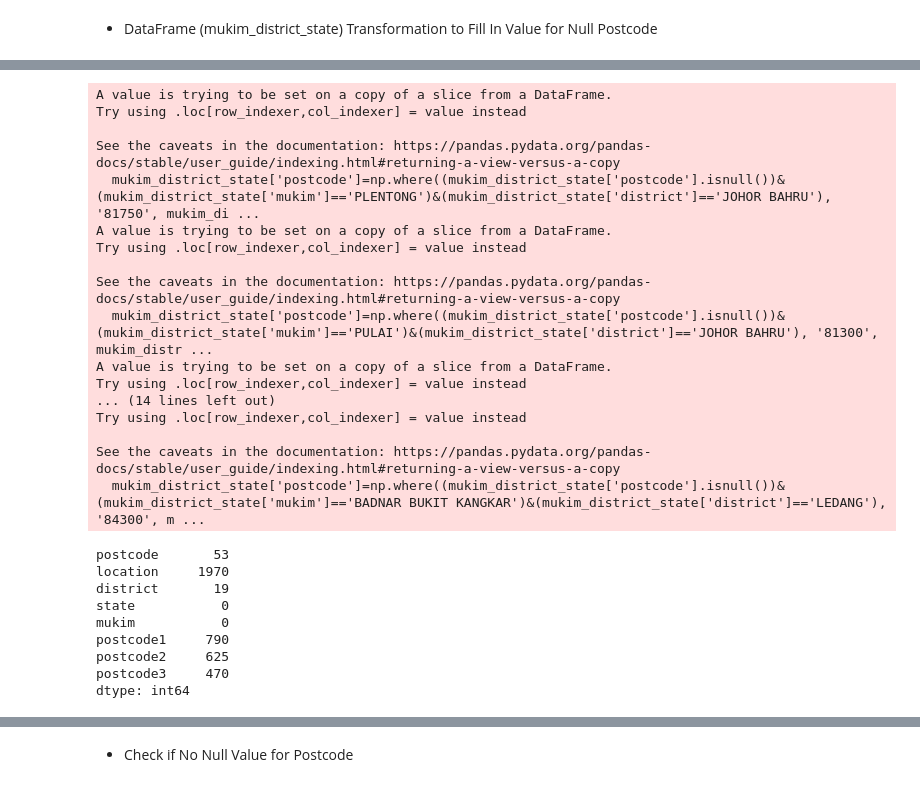
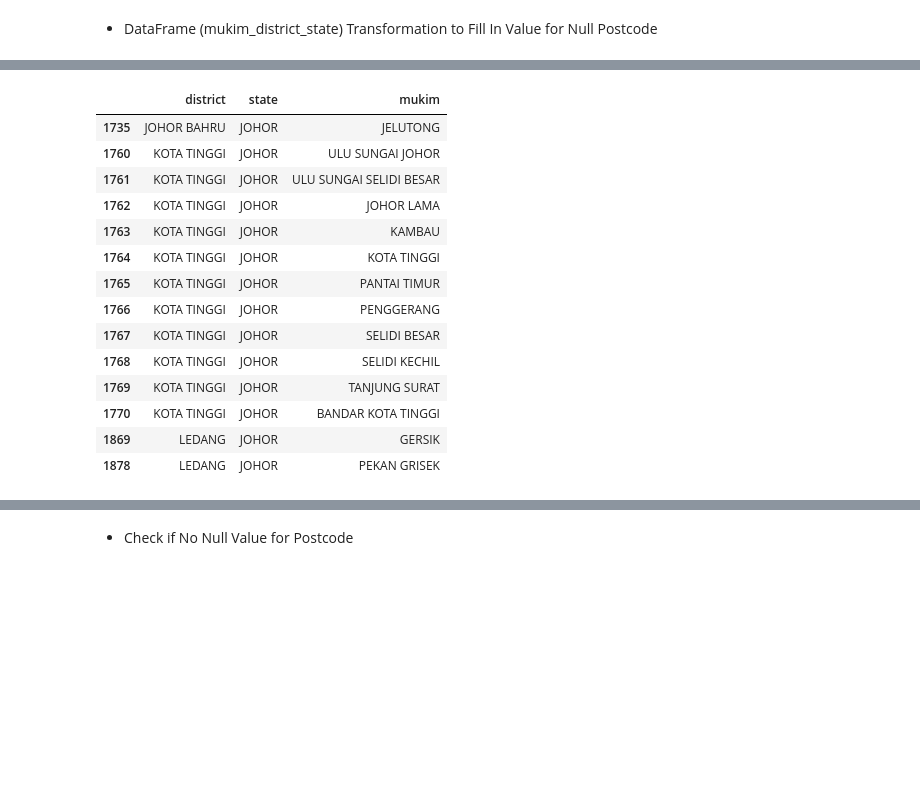
Before and after one commit to izardy/malaysia-postcode-mapper, a Jupyter notebook: notebook/data-prep.ipynb, the cells around one changed output, grey strips where cells are left out. Saved outputs shown, nothing was run; the diff lists cells and outputs as text; code cells hidden in the pictures; blank space fills up the shorter version.

```diff
--- a/notebook/data-prep.ipynb
+++ b/notebook/data-prep.ipynb
@@ -2526,62 +2327,51 @@ mukim_district_state['postcode']=np.where((mukim_district_state['postcode'].isnu
 mukim_district_state['postcode']=np.where((mukim_district_state['postcode'].isnull())&(mukim_district_state['mukim']=='BANDAR SEGAMAT')&(mukim_district_state['state']=='JOHOR')&(mukim_district_state['district']=='SEGAMAT'), '', mukim_district_state['postcode'])
 mukim_district_state['postcode']=np.where((mukim_district_state['postcode'].isnull())&(mukim_district_state['mukim']=='PEKAN GEMAS BAHRU')&(mukim_district_state['state']=='JOHOR')&(mukim_district_state['district']=='SEGAMAT'), '', mukim_district_state['postcode'])
 '''
 
 # kulaijaya
 '''
 mukim_district_state['postcode']=np.where((mukim_district_state['postcode'].isnull())&(mukim_district_state['mukim']=='KULAI')&(mukim_district_state['state']=='JOHOR')&(mukim_district_state['district']=='KULAIJAYA'), '', mukim_district_state['postcode'])
 mukim_district_state['postcode']=np.where((mukim_district_state['postcode'].isnull())&(mukim_district_state['mukim']=='SENAI')&(mukim_district_state['state']=='JOHOR')&(mukim_district_state['district']=='KULAIJAYA'), '', mukim_district_state['postcode'])
 mukim_district_state['postcode']=np.where((mukim_district_state['postcode'].isnull())&(mukim_district_state['mukim']=='SEDENAK')&(mukim_district_state['state']=='JOHOR')&(mukim_district_state['district']=='KULAIJAYA'), '', mukim_district_state['postcode'])
 mukim_district_state['postcode']=np.where((mukim_district_state['postcode'].isnull())&(mukim_district_state['mukim']=='BUKIT BATU')&(mukim_district_state['state']=='JOHOR')&(mukim_district_state['district']=='KULAIJAYA'), '', mukim_district_state['postcode'])
 mukim_district_state['postcode']=np.where((mukim_district_state['postcode'].isnull())&(mukim_district_state['mukim']=='BANDAR KULAI')&(mukim_district_state['state']=='JOHOR')&(mukim_district_state['district']=='KULAIJAYA'), '', mukim_district_state['postcode'])
 '''
 
 # ledang
 mukim_district_state['postcode']=np.where((mukim_district_state['postcode'].isnull())&(mukim_district_state['mukim']=='KUNDANG')&(mukim_district_state['district']=='LEDANG'), '84600', mukim_district_state['postcode'])
 mukim_district_state['postcode']=np.where((mukim_district_state['postcode'].isnull())&(mukim_district_state['mukim']=='BADNAR BUKIT KANGKAR')&(mukim_district_state['district']=='LEDANG'), '84300', mukim_district_state['postcode'])
 '''
 mukim_district_state['postcode']=np.where((mukim_district_state['postcode'].isnull())&(mukim_district_state['mukim']=='TANGKAK')&(mukim_district_state['state']=='JOHOR')&(mukim_district_state['district']=='LEDANG'), '', mukim_district_state['postcode'])
 mukim_district_state['postcode']=np.where((mukim_district_state['postcode'].isnull())&(mukim_district_state['mukim']=='BUKIT SERAMPANG')&(mukim_district_state['state']=='JOHOR')&(mukim_district_state['district']=='LEDANG'), '', mukim_district_state['postcode'])
 mukim_district_state['postcode']=np.where((mukim_district_state['postcode'].isnull())&(mukim_district_state['mukim']=='GERSIK')&(mukim_district_state['state']=='JOHOR')&(mukim_district_state['district']=='LEDANG'), '', mukim_district_state['postcode'])
 mukim_district_state['postcode']=np.where((mukim_district_state['postcode'].isnull())&(mukim_district_state['mukim']=='SEROM')&(mukim_district_state['state']=='JOHOR')&(mukim_district_state['district']=='LEDANG'), '', mukim_district_state['postcode'])
 mukim_district_state['postcode']=np.where((mukim_district_state['postcode'].isnull())&(mukim_district_state['mukim']=='KESANG')&(mukim_district_state['state']=='JOHOR')&(mukim_district_state['district']=='LEDANG'), '', mukim_district_state['postcode'])
 mukim_district_state['postcode']=np.where((mukim_district_state['postcode'].isnull())&(mukim_district_state['mukim']=='BANDAR PARIT BUNGA')&(mukim_district_state['state']=='JOHOR')&(mukim_district_state['district']=='LEDANG'), '', mukim_district_state['postcode'])
 mukim_district_state['postcode']=np.where((mukim_district_state['postcode'].isnull())&(mukim_district_state['mukim']=='BANDAR SEROM')&(mukim_district_state['state']=='JOHOR')&(mukim_district_state['district']=='LEDANG'), '', mukim_district_state['postcode'])
 mukim_district_state['postcode']=np.where((mukim_district_state['postcode'].isnull())&(mukim_district_state['mukim']=='BANDAR SUNGAI MATI')&(mukim_district_state['state']=='JOHOR')&(mukim_district_state['district']=='LEDANG'), '', mukim_district_state['postcode'])
 mukim_district_state['postcode']=np.where((mukim_district_state['postcode'].isnull())&(mukim_district_state['mukim']=='BANDAR TANGKAK')&(mukim_district_state['state']=='JOHOR')&(mukim_district_state['district']=='LEDANG'), '', mukim_district_state['postcode'])
 mukim_district_state['postcode']=np.where((mukim_district_state['postcode'].isnull())&(mukim_district_state['mukim']=='PEKAN GRISEK')&(mukim_district_state['state']=='JOHOR')&(mukim_district_state['district']=='LEDANG'), '', mukim_district_state['postcode'])
 '''
+mukim_district_state[(mukim_district_state['postcode'].isnull())&(mukim_district_state['state']=='JOHOR')][['district', 'state', 'mukim']]
+#mukim_district_state[(mukim_district_state['postcode'].isnull())&(mukim_district_state['state']=='JOHOR')&(mukim_district_state['district']=='LEDANG')][['district', 'state', 'mukim']]
 
-mukim_district_state[(mukim_district_state['postcode'].isnull())&(mukim_district_state['state']=='JOHOR')&(mukim_district_state['district']=='LEDANG')]
-
-mukim_district_state.isnull().sum()
+#mukim_district_state.isnull().sum()
 # %% [output]
-A value is trying to be set on a copy of a slice from a DataFrame.
-Try using .loc[row_indexer,col_indexer] = value instead
-
-See the caveats in the documentation: https://pandas.pydata.org/pandas-docs/stable/user_guide/indexing.html#returning-a-view-versus-a-copy
-  mukim_district_state['postcode']=np.where((mukim_district_state['postcode'].isnull())&(mukim_district_state['mukim']=='PLENTONG')&(mukim_district_state['district']=='JOHOR BAHRU'), '81750', mukim_di ...
-A value is trying to be set on a copy of a slice from a DataFrame.
-Try using .loc[row_indexer,col_indexer] = value instead
-
-See the caveats in the documentation: https://pandas.pydata.org/pandas-docs/stable/user_guide/indexing.html#returning-a-view-versus-a-copy
-  mukim_district_state['postcode']=np.where((mukim_district_state['postcode'].isnull())&(mukim_district_state['mukim']=='PULAI')&(mukim_district_state['district']=='JOHOR BAHRU'), '81300', mukim_distr ...
-A value is trying to be set on a copy of a slice from a DataFrame.
-Try using .loc[row_indexer,col_indexer] = value instead
-... (14 lines left out)
-Try using .loc[row_indexer,col_indexer] = value instead
-
-See the caveats in the documentation: https://pandas.pydata.org/pandas-docs/stable/user_guide/indexing.html#returning-a-view-versus-a-copy
-  mukim_district_state['postcode']=np.where((mukim_district_state['postcode'].isnull())&(mukim_district_state['mukim']=='BADNAR BUKIT KANGKAR')&(mukim_district_state['district']=='LEDANG'), '84300', m ...
-postcode       53
-location     1970
-district       19
-state           0
-mukim           0
-postcode1     790
-postcode2     625
-postcode3     470
-dtype: int64
+|  | district | state | mukim |
+| 1735 | JOHOR BAHRU | JOHOR | JELUTONG |
+| 1760 | KOTA TINGGI | JOHOR | ULU SUNGAI JOHOR |
+| 1761 | KOTA TINGGI | JOHOR | ULU SUNGAI SELIDI BESAR |
+| 1762 | KOTA TINGGI | JOHOR | JOHOR LAMA |
+| 1763 | KOTA TINGGI | JOHOR | KAMBAU |
+| 1764 | KOTA TINGGI | JOHOR | KOTA TINGGI |
+| 1765 | KOTA TINGGI | JOHOR | PANTAI TIMUR |
+| 1766 | KOTA TINGGI | JOHOR | PENGGERANG |
+| 1767 | KOTA TINGGI | JOHOR | SELIDI BESAR |
+| 1768 | KOTA TINGGI | JOHOR | SELIDI KECHIL |
+| 1769 | KOTA TINGGI | JOHOR | TANJUNG SURAT |
+| 1770 | KOTA TINGGI | JOHOR | BANDAR KOTA TINGGI |
+| 1869 | LEDANG | JOHOR | GERSIK |
+| 1878 | LEDANG | JOHOR | PEKAN GRISEK |
 # %%
 #mukim_district_state[(mukim_district_state['postcode'].isnull())&(mukim_district_state['state']=='TERENGGANU')]
 
```
Also changed, not shown: parts of 29 cells of this notebook.
